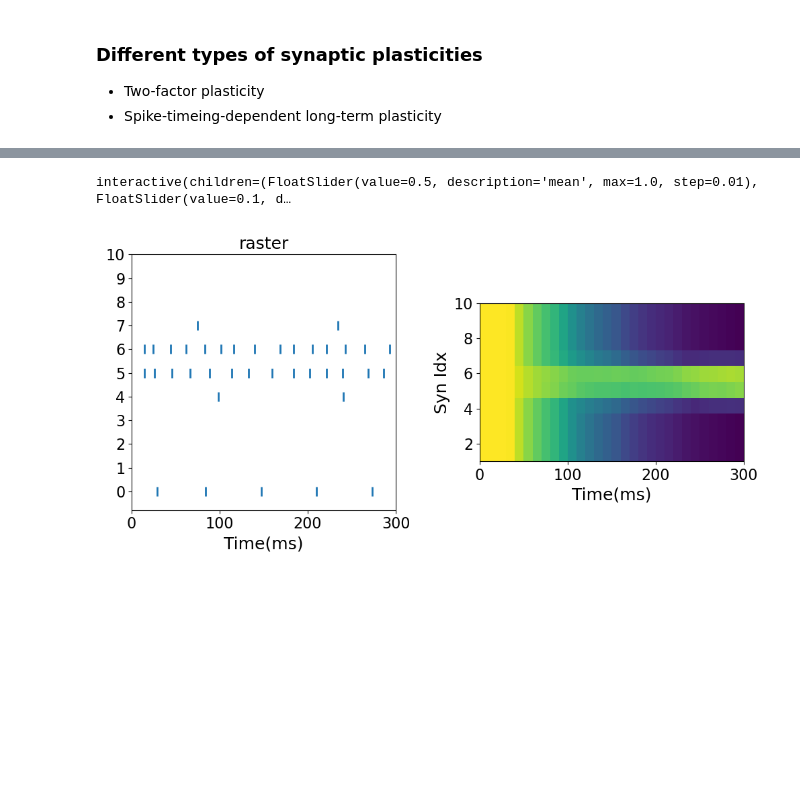
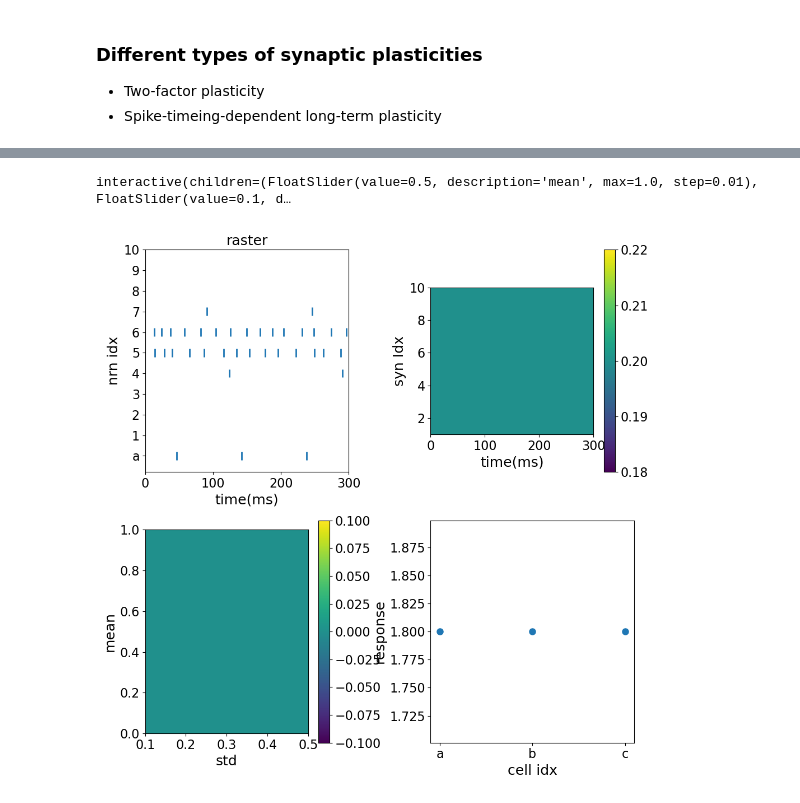
Before and after one commit to michaelglh/STG, a Jupyter notebook: pls_colab.ipynb, the cells around one changed output, grey strips where cells are left out. Saved outputs shown, nothing was run; the diff lists cells and outputs as text; code cells hidden in the pictures; blank space fills up the shorter version.

Commit message:
Plasticity (test)

```diff
--- a/pls_colab.ipynb
+++ b/pls_colab.ipynb
@@ -179,8 +189,23 @@ neuron_params = {'tonic_neuron': tonic_neuron, 'adapting_neuron': adapting_neuro
 # input types
 Itypes = ['Gaussian', 'Poisson']
 
+# output neurons
+out_labels = ['a', 'b', 'c']
+M = len(out_labels)                   # number of cells
+
+# weights and inputs
+ws = np.ones((M, N-1)) * 0.2
+ms, ss, xs = np.linspace(0., 1., 11), np.linspace(0.1, 0.5, 5), np.linspace(0., 1.0, N-1)
+rins = np.zeros((len(ms), len(ss), len(xs)))
+for i, mean in enumerate(ms):
+    for j, std in enumerate(ss):
+        rins[i,j] = (np.array([scipy.stats.norm(mean, std).pdf(x) for x in xs]))
+
+ys = np.zeros((M, len(ms), len(ss)))
+
 # updating parameters
-def update_comp(mean=0.5, std=0.1,  Itype='Icur'):
+def update_comp(mean=0.5, std=0.1,  outIdx='a', plasticity=False, Itype='Icur'):
+    nIdx = out_labels.index(outIdx)
     # simualtor
     h = Simulator(dt=dt)
 
@@ -190,51 +215,86 @@ def update_comp(mean=0.5, std=0.1,  Itype='Icur'):
         nrn.update(tonic_neuron)
 
     # background noise
-    rs = [50.0] + [scipy.stats.norm(mean, std).pdf(x)*4e1 for x in np.linspace(0., 1.0, N-1)]
+    rdist = [scipy.stats.norm(mean, std).pdf(x) for x in np.linspace(0., 1.0, N-1)]
+    rs = np.array([1.0] + rdist)*4e1
     if Itype == 'Gaussian':
         noises = [Gaussian_generator(sim=h, mean=r, std=r, start=0, end=int(T/dt)) for r in rs]
     elif Itype == 'Poisson':
         noises = [Poisson_generator(sim=h, rate=r*3, start=0, end=int(T/dt)) for r in rs]
     else:
         print('Invalid input')
     for noise, nrn in zip(noises, nrns):
         nrn.connect(noise, {'ctype':'Static', 'weight':1e0, 'delay':5})
 
     # recurrent connections
     tps = [['Static' for _ in range(N)] for _ in range(N)]
-    for i in np.arange(1, N):
-        tps[0][i] = 'Comp'
+    if plasticity:
+        for i in np.arange(1, N):
+            tps[0][i] = 'Comp'
     con = np.zeros((N,N))
-    con[0, 1:] = 0.5
+    global ws
+    global ys
+    con[0, 1:] = ws[nIdx]
     dly = np.random.uniform(2., 5., (N,N))
     synspecs = [[{} for _ in range(N)] for _ in range(N)]
     for i in range(N):
         for j in range(N):
             synspecs[i][j] = {'ctype':tps[i][j], 'weight':con[i,j], 'delay':dly[i,j]}
     cons = h.connect(nrns, nrns, synspecs)
 
     # simulation
     h.run(T)
 
+    # save weight
+    if plasticity:
+        ws[nIdx] = np.array([cons[0][i].weights[-1] for i in np.arange(1, N)])
+        for i in range(len(ms)):
+            for j in range(len(ss)):
+                ys[nIdx, i, j] = np.dot(ws[nIdx], rins[i,j])
+    responses = np.array([np.dot(ws[i], rdist) for i in range(M)])
+
+
     # visualize
     plt.clf()
-    plt.subplot(1,2,1)
+    plt.subplot(2,2,1)
     plt.title('raster')
     for nrn, l in zip(nrns, range(N)):
         plt.eventplot(nrn.spikes['times'], lineoffsets=l, linelengths=0.4, label='%.1fHz'%(len(nrn.spikes['times'])/T*1e3*2))
-    plt.xlabel('Time(ms)')
-    plt.yticks(list(np.arange(N)))
+    plt.xlabel('time(ms)')
+    plt.yticks(list(np.arange(N)), [outIdx] + list(np.arange(1, N)))
+    plt.ylabel('nrn idx')
     plt.xlim([0., T])
 
-    plt.subplot(1,2,2)
-    weights = np.array([cons[0][i].weights for i in np.arange(1, N)])
-    plt.imshow(weights[:, np.arange(0, int(T/dt), 100)], extent=[0, T, 1, 10], origin='lower', aspect=20)
-    plt.xlabel('Time(ms)')
-    plt.ylabel('Syn Idx')
+    plt.subplot(2,2,2)
+    if plasticity:
+        weights = np.array([cons[0][i].weights for i in np.arange(1, N)])
+        plt.imshow(weights[:, np.arange(0, int(T/dt), 100)], extent=[0, T, 1, 10], origin='lower', aspect=30)
+    else:
+        plt.imshow(np.tile(ws[nIdx], (int(T/dt/100), 1)).T, extent=[0, T, 1, 10], origin='lower', aspect=30)
+    plt.xlabel('time(ms)')
+    plt.ylabel('syn Idx')
+    plt.colorbar()
+
+    plt.subplot(2,2,3)
+    plt.imshow(ys[nIdx], extent=[0.1, 0.5, 0., 1.0], origin='lower', aspect=0.5)
+    plt.xlabel('std')
+    plt.ylabel('mean')
+    plt.colorbar()
+
+    plt.subplot(2,2,4)
+    plt.scatter(range(M), responses)
+    plt.xlabel('cell idx')
+    plt.xticks(list(np.arange(M)), out_labels)
+    plt.ylabel('response')
+
     plt.tight_layout()
 
-fig_comp, axes = plt.subplots(1,2,figsize=(10,5))
-widgets.interact(update_comp, mean=(0., 1.0, 0.01), std=(0.1, 0.5, 0.1), Itype=Itypes);
+try:
+    plt.close(fig_comp)
+except:
+    ...
+fig_comp, axes = plt.subplots(2,2,figsize=(10,10))
+widgets.interact(update_comp, mean=(0., 1.0, 0.01), std=(0.1, 0.5, 0.1), outIdx=out_labels, plasticity=[True, False], Itype=Itypes);
 # %% [output]
 interactive(children=(FloatSlider(value=0.5, description='mean', max=1.0, step=0.01), FloatSlider(value=0.1, d…
-[figure, old version]
+[figure, new version]
```
Also changed, not shown: parts of 5 cells of this notebook, 2 other files.
